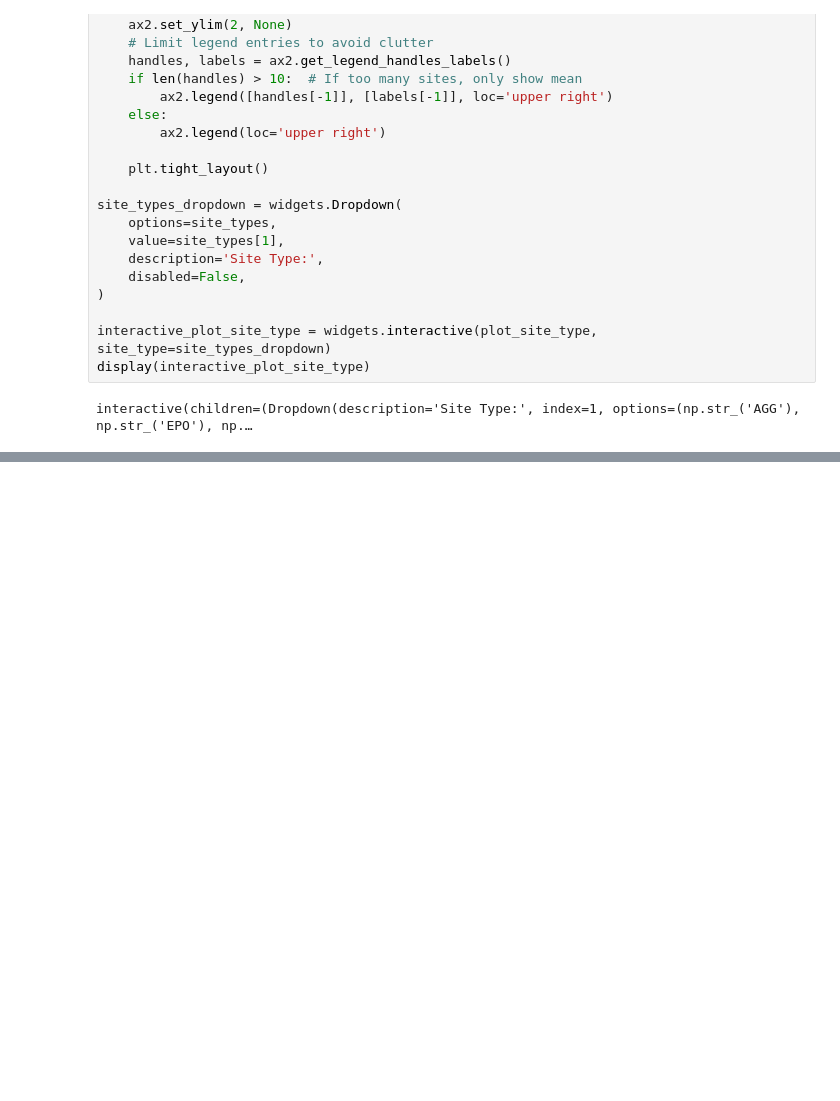
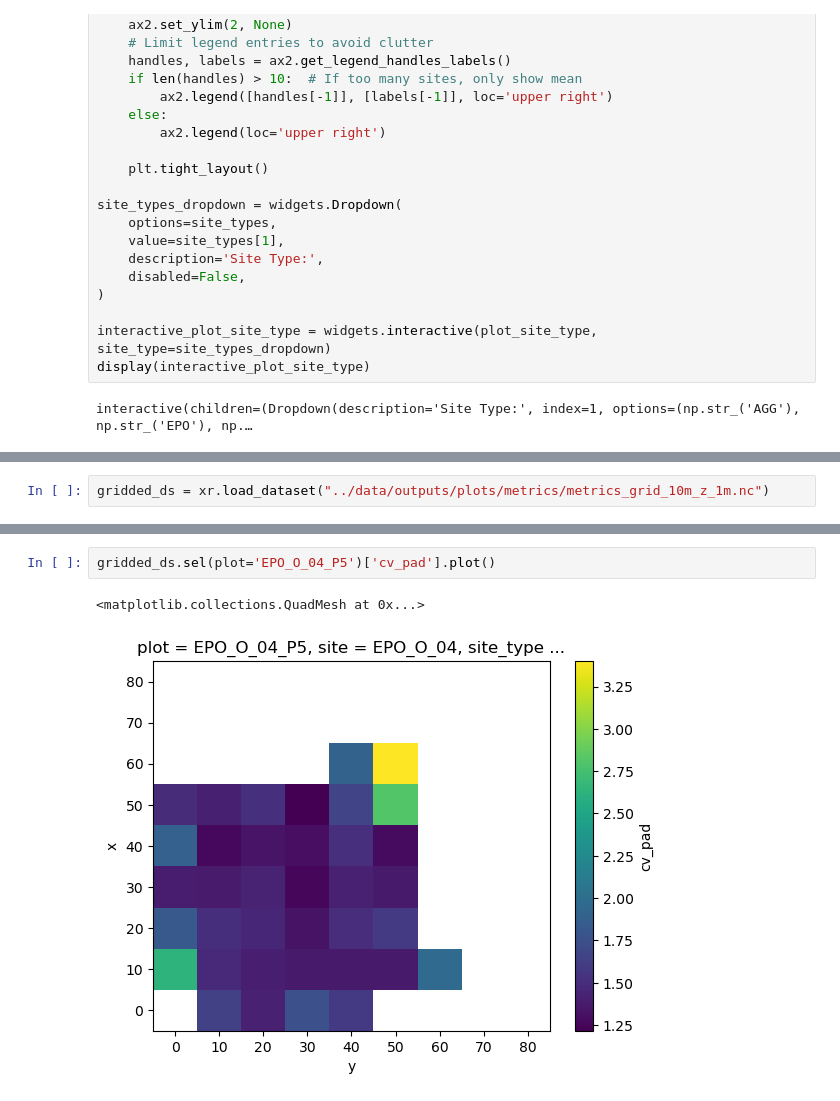
Before and after one commit to jameswesc/masters-thesis, a Jupyter notebook: notebooks/96_veg_profiles.ipynb, the cells around one changed output, grey strips where cells are left out. Cells and saved outputs as stored; diff of their text form; blank space fills up the shorter version.

```diff
--- a/notebooks/96_veg_profiles.ipynb
+++ b/notebooks/96_veg_profiles.ipynb
@@ -202,0 +154,2 @@ interactive(children=(Dropdown(description='Site Type:', index=1, options=(np.st
+# %%
+gridded_ds = xr.load_dataset("../data/outputs/plots/metrics/metrics_grid_10m_z_1m.nc")
@@ -202,0 +280,5 @@ interactive(children=(Dropdown(description='Site Type:', index=1, options=(np.st
+# %%
+gridded_ds.sel(plot='EPO_O_04_P5')['cv_pad'].plot()
+# %% [output]
+<matplotlib.collections.QuadMesh at 0x...>
+[figure, added]
```
Also changed, not shown: parts of 12 cells of this notebook, 2 other files.
